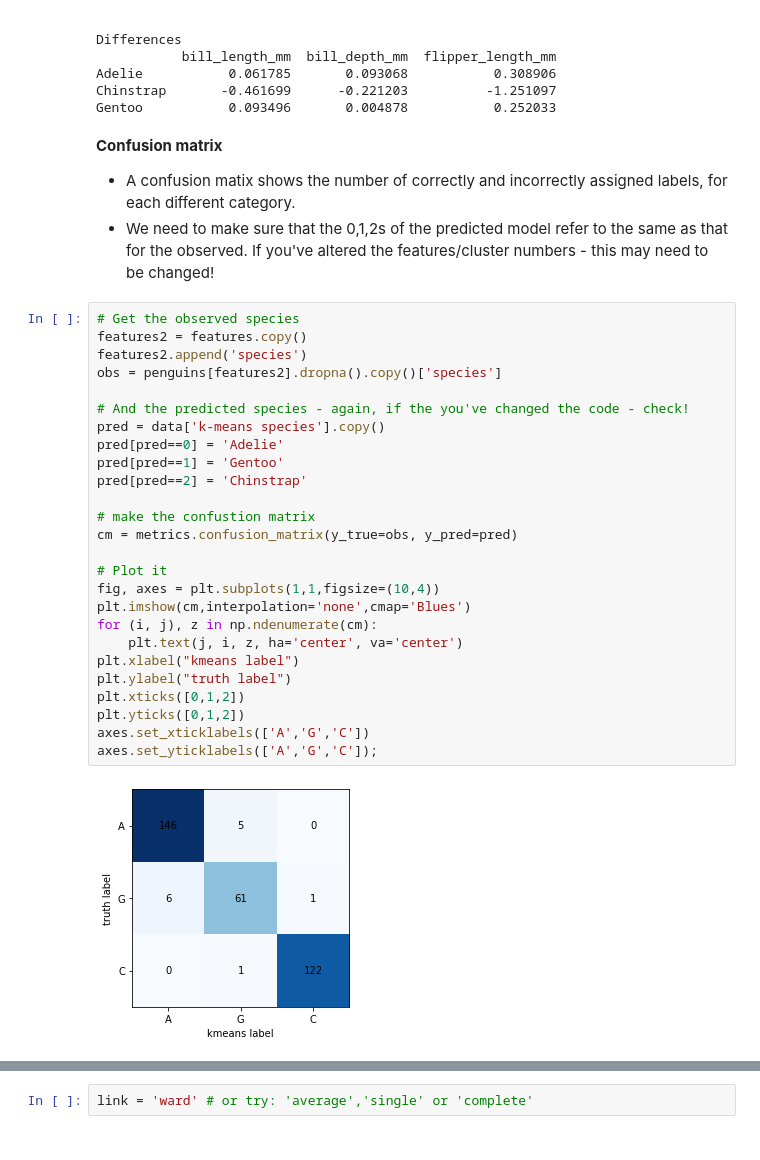
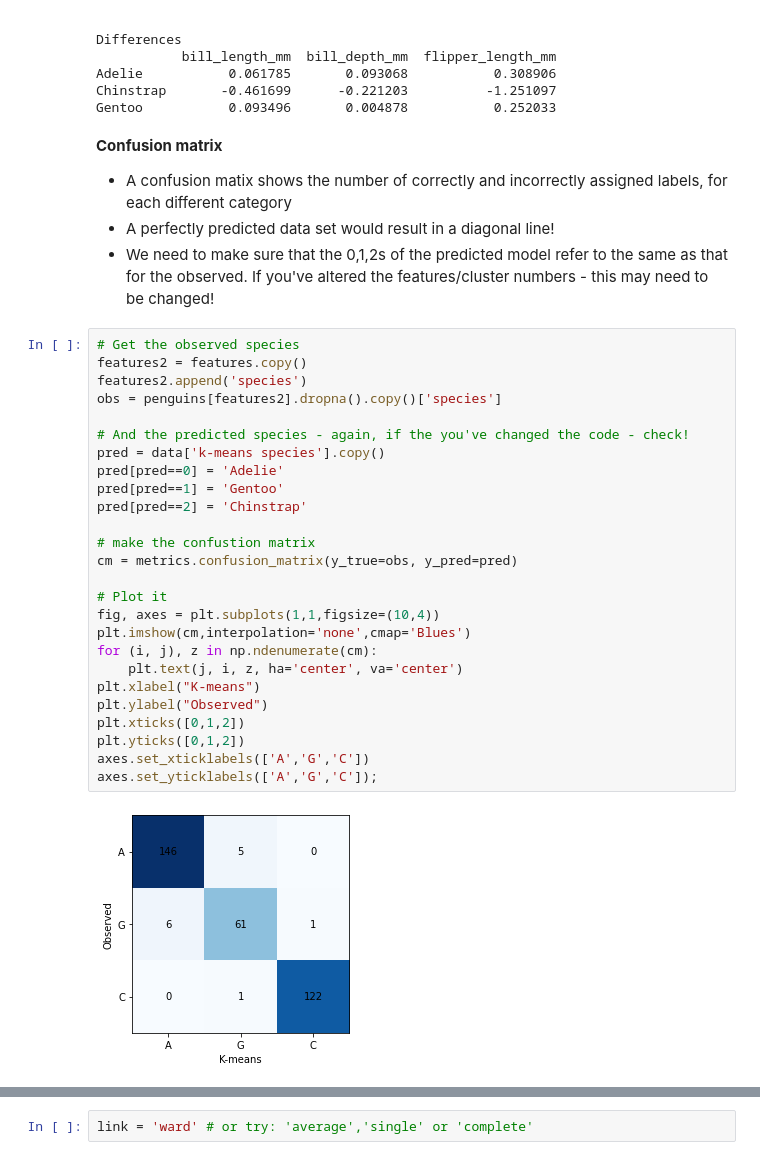
Before and after one commit to sfiddes/teaching, a Jupyter notebook: 2021_08_ML_workshop/Clustering101.ipynb, the cells around one changed output, grey strips where cells are left out. Cells and saved outputs as stored; diff of their text form.

```diff
--- a/2021_08_ML_workshop/Clustering101.ipynb
+++ b/2021_08_ML_workshop/Clustering101.ipynb
@@ -318,36 +320,37 @@ Chinstrap       -0.461699      -0.221203          -1.251097
 Gentoo           0.093496       0.004878           0.252033
 # %% [markdown]
 **Confusion matrix**
-- A confusion matix shows the number of correctly and incorrectly assigned labels, for each different category.
+- A confusion matix shows the number of correctly and incorrectly assigned labels, for each different category
+- A perfectly predicted data set would result in a diagonal line!
 - We need to make sure that the 0,1,2s of the predicted model refer to the same as that for the observed. If you've altered the features/cluster numbers - this may need to be changed!
 # %%
 # Get the observed species
 features2 = features.copy()
 features2.append('species')
 obs = penguins[features2].dropna().copy()['species']
 
 # And the predicted species - again, if the you've changed the code - check!
 pred = data['k-means species'].copy()
 pred[pred==0] = 'Adelie'
 pred[pred==1] = 'Gentoo'
 pred[pred==2] = 'Chinstrap'
 
 # make the confustion matrix
 cm = metrics.confusion_matrix(y_true=obs, y_pred=pred)
 
 # Plot it
 fig, axes = plt.subplots(1,1,figsize=(10,4))
 plt.imshow(cm,interpolation='none',cmap='Blues')
 for (i, j), z in np.ndenumerate(cm):
     plt.text(j, i, z, ha='center', va='center')
-plt.xlabel("kmeans label")
-plt.ylabel("truth label")
+plt.xlabel("K-means")
+plt.ylabel("Observed")
 plt.xticks([0,1,2])
 plt.yticks([0,1,2])
 axes.set_xticklabels(['A','G','C'])
 axes.set_yticklabels(['A','G','C']);
 # %% [output]
-[figure, old version]
+[figure, new version]
 # %% [markdown]
 # **Hierachical - Agglomerative Clustering** (in brief)
 
```
Also changed, not shown: parts of 6 cells of this notebook.
